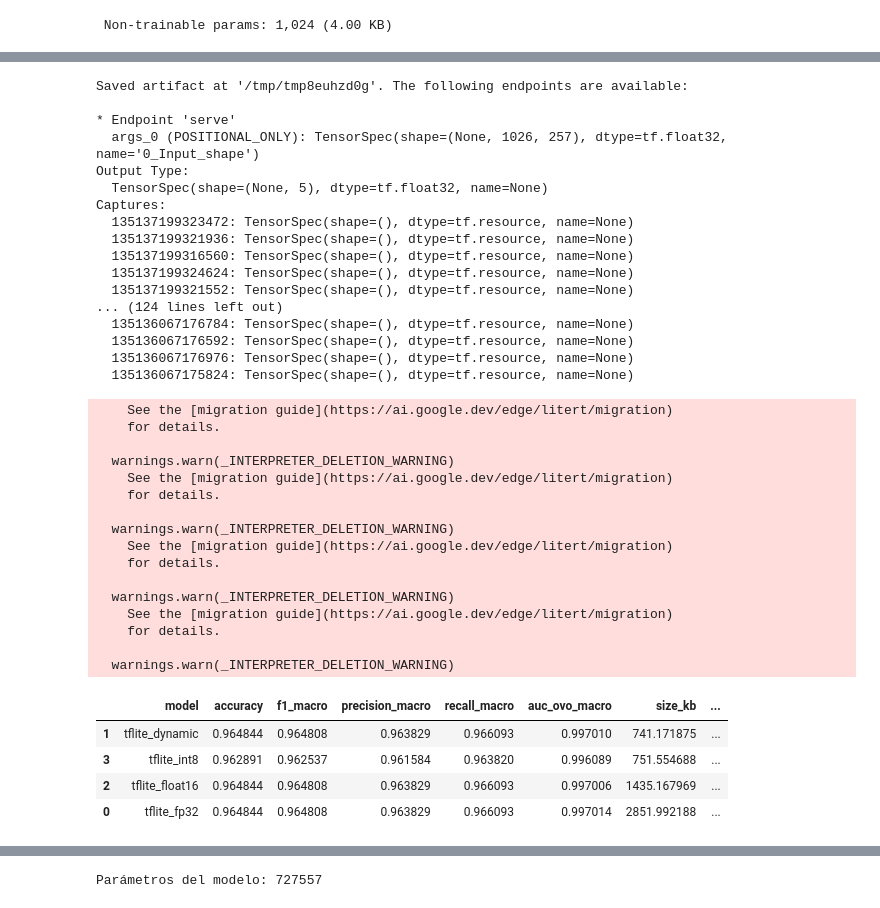
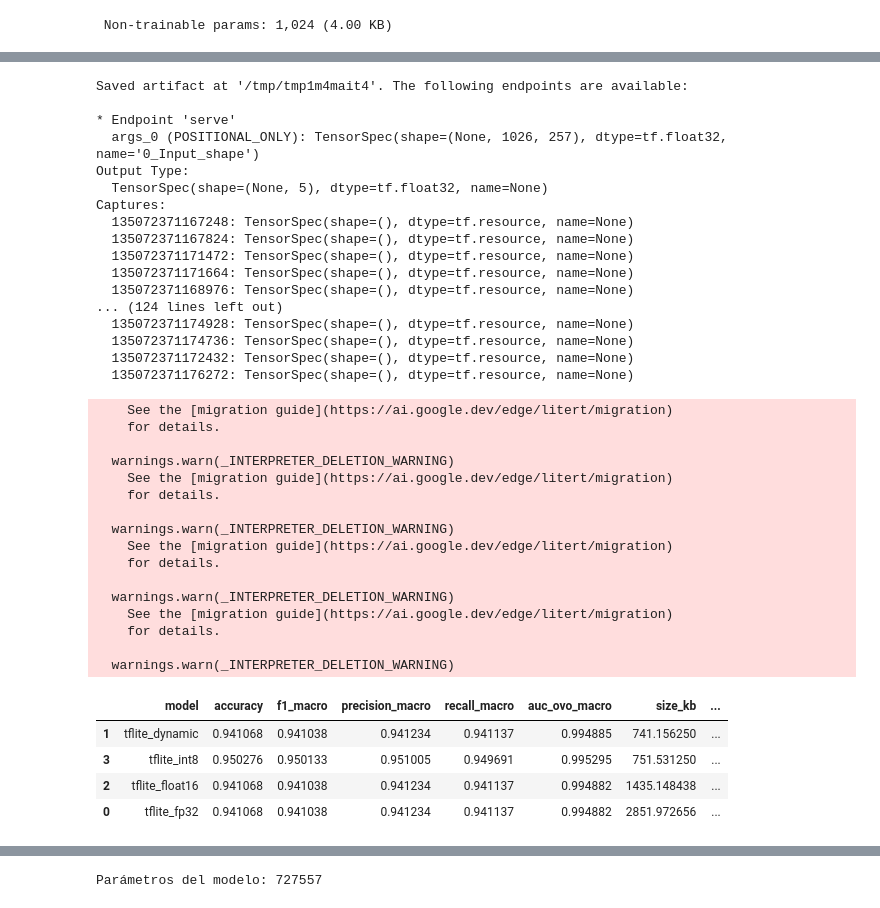
Before and after one commit to jonathancagua/audio, a Jupyter notebook: audio_cuanti.ipynb, the cells around one changed output, grey strips where cells are left out. Cells and saved outputs as stored; diff of their text form; code cells hidden in the pictures.

```diff
--- a/audio_cuanti.ipynb
+++ b/audio_cuanti.ipynb
@@ -129,20 +141,28 @@ def map_function_fixed_4d(path_tensor, label):
     spectrogram_norm.set_shape([TIME_FRAMES, FREQ_BINS, 1])
     return spectrogram_norm, label
 # %%
-def make_dataset(labels, filepaths, shuffle=False, batch_size=32):
+def make_dataset(labels, filepaths, shuffle=False, batch_size=32, drop_remainder=False):
     dataset = tf.data.Dataset.from_tensor_slices((filepaths, labels))
 
     if shuffle:
         dataset = dataset.shuffle(buffer_size=len(filepaths))
 
     dataset = dataset.map(map_function_fixed, num_parallel_calls=tf.data.AUTOTUNE)
-
-    dataset = dataset.batch(batch_size, drop_remainder=True)
+    dataset = dataset.batch(batch_size, drop_remainder=drop_remainder)
 
     return dataset.prefetch(tf.data.AUTOTUNE)
 # %%
-dataset_train = make_dataset(bird_labels_train, bird_filepaths_train, shuffle=True)
-dataset_val = make_dataset(bird_labels_val, bird_filepaths_val, shuffle=False)
+dataset_train = make_dataset(
+    bird_labels_train, bird_filepaths_train, shuffle=True, drop_remainder=True
+)
+
+dataset_val = make_dataset(
+    bird_labels_val, bird_filepaths_val, shuffle=False, drop_remainder=False
+)
+
+dataset_test = make_dataset(
+    bird_labels_test, bird_filepaths_test, shuffle=False, drop_remainder=False
+)
 # %%
 for spectrograms, labels in dataset_train.take(1):
     print('Shape batch espectrograma (train):', spectrograms.shape)
@@ -369,12 +389,12 @@ from sklearn.metrics import classification_report, confusion_matrix
 bird_names = ['bewickii', 'polyglottos', 'migratorius', 'melodia', 'cardinalis']
 
 print("Generando predicciones...")
-y_logits = model_eval.predict(dataset_val)
+y_logits = model_eval.predict(dataset_test)
 
 y_pred = tf.argmax(y_logits, axis=1).numpy()
 
 y_true_list = []
-for _, labels in dataset_val:
+for _, labels in dataset_test:
     y_true_list.extend(labels.numpy())
 y_true = np.array(y_true_list)
 
@@ -402,14 +422,14 @@ import tensorflow as tf
 from sklearn.metrics import f1_score, precision_score, recall_score, roc_auc_score
 
 print("Calculando predicciones...")
-y_logits = model_eval.predict(dataset_val)
+y_logits = model_eval.predict(dataset_test)
 
 y_prob = tf.nn.softmax(y_logits, axis=1).numpy()
 
 y_pred = np.argmax(y_logits, axis=1)
 
 y_true_list = []
-for _, labels in dataset_val:
+for _, labels in dataset_test:
     y_true_list.extend(labels.numpy())
 y_true = np.array(y_true_list)
 
@@ -913,7 +946,7 @@ def benchmark_tflite_model(model_content, x_data, y_true, model_name, warmup=10,
     return result
 # %%
 # Convertir dataset de validación a numpy una sola vez
-x_val_np, y_val_np = dataset_to_numpy(dataset_val)
+x_test_np, y_test_np = dataset_to_numpy(dataset_test)
 
 # Baseline desplegado: TFLite FP32
 tflite_fp32 = convert_to_tflite_fp32(model_eval)
@@ -924,52 +957,53 @@ tflite_float16 = convert_to_tflite(model_eval, quant_mode="float16")
 tflite_int8 = convert_to_tflite(model_eval, quant_mode="int8")
 
 results_deploy = []
-results_deploy.append(benchmark_tflite_model(tflite_fp32, x_val_np, y_val_np, "tflite_fp32"))
-results_deploy.append(benchmark_tflite_model(tflite_dynamic, x_val_np, y_val_np, "tflite_dynamic"))
-results_deploy.append(benchmark_tflite_model(tflite_float16, x_val_np, y_val_np, "tflite_float16"))
-results_deploy.append(benchmark_tflite_model(tflite_int8, x_val_np, y_val_np, "tflite_int8"))
+
+results_deploy.append(benchmark_tflite_model(tflite_fp32, x_test_np, y_test_np, "tflite_fp32"))
+results_deploy.append(benchmark_tflite_model(tflite_dynamic, x_test_np, y_test_np, "tflite_dynamic"))
+results_deploy.append(benchmark_tflite_model(tflite_float16, x_test_np, y_test_np, "tflite_float16"))
+results_deploy.append(benchmark_tflite_model(tflite_int8, x_test_np, y_test_np, "tflite_int8"))
 
 results_deploy_df = pd.DataFrame(results_deploy)
 display(results_deploy_df.sort_values(by="size_kb"))
 # %% [output]
-Saved artifact at '/tmp/tmp8euhzd0g'. The following endpoints are available:
+Saved artifact at '/tmp/tmp1m4mait4'. The following endpoints are available:
 
 * Endpoint 'serve'
   args_0 (POSITIONAL_ONLY): TensorSpec(shape=(None, 1026, 257), dtype=tf.float32, name='0_Input_shape')
 Output Type:
   TensorSpec(shape=(None, 5), dtype=tf.float32, name=None)
 Captures:
-  135137199323472: TensorSpec(shape=(), dtype=tf.resource, name=None)
-  135137199321936: TensorSpec(shape=(), dtype=tf.resource, name=None)
-  135137199316560: TensorSpec(shape=(), dtype=tf.resource, name=None)
-  135137199324624: TensorSpec(shape=(), dtype=tf.resource, name=None)
-  135137199321552: TensorSpec(shape=(), dtype=tf.resource, name=None)
+  135072371167248: TensorSpec(shape=(), dtype=tf.resource, name=None)
+  135072371167824: TensorSpec(shape=(), dtype=tf.resource, name=None)
+  135072371171472: TensorSpec(shape=(), dtype=tf.resource, name=None)
+  135072371171664: TensorSpec(shape=(), dtype=tf.resource, name=None)
+  135072371168976: TensorSpec(shape=(), dtype=tf.resource, name=None)
 ... (124 lines left out)
-  135136067176784: TensorSpec(shape=(), dtype=tf.resource, name=None)
-  135136067176592: TensorSpec(shape=(), dtype=tf.resource, name=None)
-  135136067176976: TensorSpec(shape=(), dtype=tf.resource, name=None)
-  135136067175824: TensorSpec(shape=(), dtype=tf.resource, name=None)
+  135072371174928: TensorSpec(shape=(), dtype=tf.resource, name=None)
+  135072371174736: TensorSpec(shape=(), dtype=tf.resource, name=None)
+  135072371172432: TensorSpec(shape=(), dtype=tf.resource, name=None)
+  135072371176272: TensorSpec(shape=(), dtype=tf.resource, name=None)
     See the [migration guide](https://ai.google.dev/edge/litert/migration)
     for details.
 
   warnings.warn(_INTERPRETER_DELETION_WARNING)
     See the [migration guide](https://ai.google.dev/edge/litert/migration)
     for details.
 
   warnings.warn(_INTERPRETER_DELETION_WARNING)
     See the [migration guide](https://ai.google.dev/edge/litert/migration)
     for details.
 
   warnings.warn(_INTERPRETER_DELETION_WARNING)
     See the [migration guide](https://ai.google.dev/edge/litert/migration)
     for details.
 
   warnings.warn(_INTERPRETER_DELETION_WARNING)
 |  | model | accuracy | f1_macro | precision_macro | recall_macro | auc_ovo_macro | size_kb | ... |
-| 1 | tflite_dynamic | 0.964844 | 0.964808 | 0.963829 | 0.966093 | 0.997010 | 741.171875 | ... |
-| 3 | tflite_int8 | 0.962891 | 0.962537 | 0.961584 | 0.963820 | 0.996089 | 751.554688 | ... |
-| 2 | tflite_float16 | 0.964844 | 0.964808 | 0.963829 | 0.966093 | 0.997006 | 1435.167969 | ... |
-| 0 | tflite_fp32 | 0.964844 | 0.964808 | 0.963829 | 0.966093 | 0.997014 | 2851.992188 | ... |
+| 1 | tflite_dynamic | 0.941068 | 0.941038 | 0.941234 | 0.941137 | 0.994885 | 741.156250 | ... |
+| 3 | tflite_int8 | 0.950276 | 0.950133 | 0.951005 | 0.949691 | 0.995295 | 751.531250 | ... |
+| 2 | tflite_float16 | 0.941068 | 0.941038 | 0.941234 | 0.941137 | 0.994882 | 1435.148438 | ... |
+| 0 | tflite_fp32 | 0.941068 | 0.941038 | 0.941234 | 0.941137 | 0.994882 | 2851.972656 | ... |
 # %%
 baseline_acc = results_deploy_df.loc[
     results_deploy_df["model"] == "tflite_fp32", "accuracy"
```
Also changed, not shown: parts of 24 cells of this notebook.
